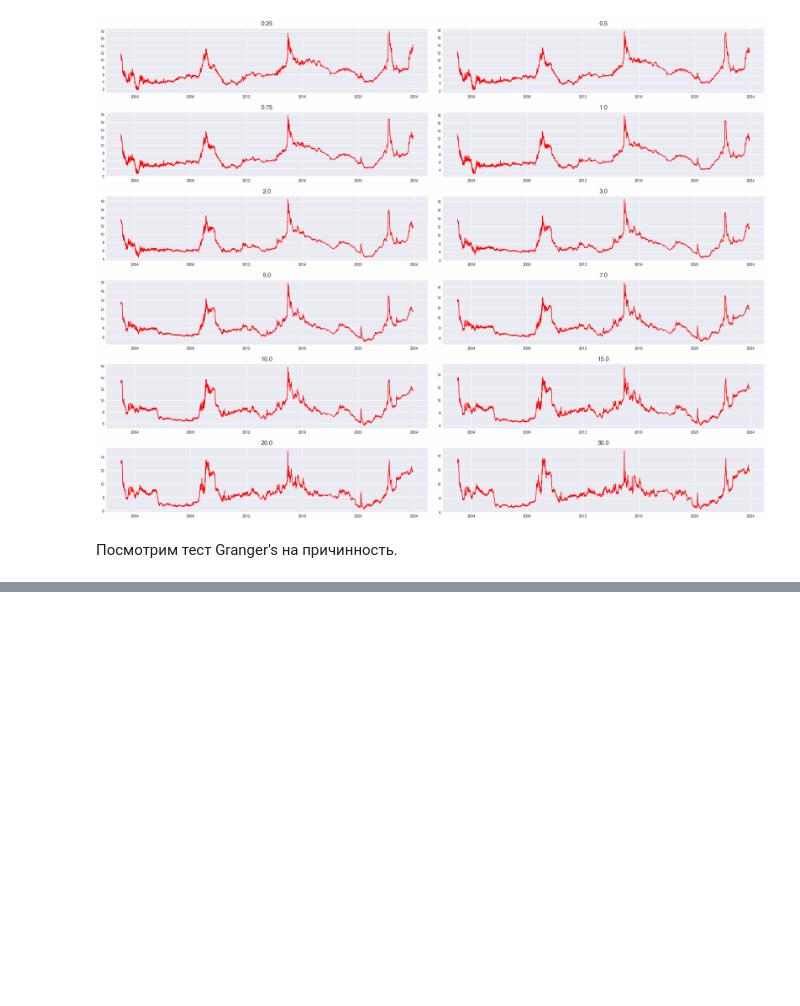
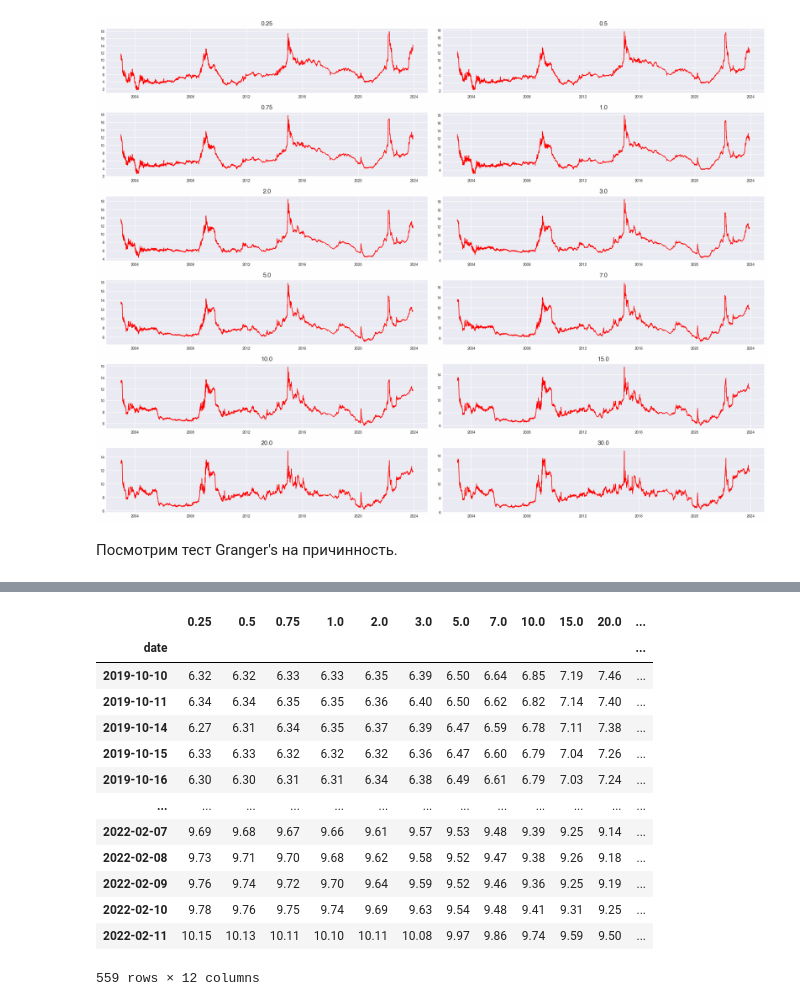
Before and after one commit to VsevolodZaostrovsky/MOEX-Yield-Curve-Forecasting, a Jupyter notebook: ConsideringModels/MainFiles/VAR.ipynb, the cells around one changed output, grey strips where cells are left out. Saved outputs shown, nothing was run; the diff lists cells and outputs as text; code cells hidden in the pictures; blank space fills up the shorter version.

```diff
--- a/ConsideringModels/MainFiles/VAR.ipynb
+++ b/ConsideringModels/MainFiles/VAR.ipynb
@@ -94,0 +131,22 @@ matrix_granger[matrix_granger < 0.05]
+# %%
+n_horizon = 5
+time_to_predict = np.array([657, 1384, 3943, 4502])
+time_to_fit = time_to_predict - n_horizon
+epoch = 2
+df_train, df_test = df[time_to_fit[epoch]:time_to_fit[epoch + 1]], df[time_to_fit[epoch + 1]:time_to_predict[epoch + 1]]
+df_train
+# %% [output]
+|  | 0.25 | 0.5 | 0.75 | 1.0 | 2.0 | 3.0 | 5.0 | 7.0 | 10.0 | 15.0 | 20.0 | ... |
+| date |  |  |  |  |  |  |  |  |  |  |  | ... |
+| 2019-10-10 | 6.32 | 6.32 | 6.33 | 6.33 | 6.35 | 6.39 | 6.50 | 6.64 | 6.85 | 7.19 | 7.46 | ... |
+| 2019-10-11 | 6.34 | 6.34 | 6.35 | 6.35 | 6.36 | 6.40 | 6.50 | 6.62 | 6.82 | 7.14 | 7.40 | ... |
+| 2019-10-14 | 6.27 | 6.31 | 6.34 | 6.35 | 6.37 | 6.39 | 6.47 | 6.59 | 6.78 | 7.11 | 7.38 | ... |
+| 2019-10-15 | 6.33 | 6.33 | 6.32 | 6.32 | 6.32 | 6.36 | 6.47 | 6.60 | 6.79 | 7.04 | 7.26 | ... |
+| 2019-10-16 | 6.30 | 6.30 | 6.31 | 6.31 | 6.34 | 6.38 | 6.49 | 6.61 | 6.79 | 7.03 | 7.24 | ... |
+| ... | ... | ... | ... | ... | ... | ... | ... | ... | ... | ... | ... | ... |
+| 2022-02-07 | 9.69 | 9.68 | 9.67 | 9.66 | 9.61 | 9.57 | 9.53 | 9.48 | 9.39 | 9.25 | 9.14 | ... |
+| 2022-02-08 | 9.73 | 9.71 | 9.70 | 9.68 | 9.62 | 9.58 | 9.52 | 9.47 | 9.38 | 9.26 | 9.18 | ... |
+| 2022-02-09 | 9.76 | 9.74 | 9.72 | 9.70 | 9.64 | 9.59 | 9.52 | 9.46 | 9.36 | 9.25 | 9.19 | ... |
+| 2022-02-10 | 9.78 | 9.76 | 9.75 | 9.74 | 9.69 | 9.63 | 9.54 | 9.48 | 9.41 | 9.31 | 9.25 | ... |
+| 2022-02-11 | 10.15 | 10.13 | 10.11 | 10.10 | 10.11 | 10.08 | 9.97 | 9.86 | 9.74 | 9.59 | 9.50 | ... |
+559 rows × 12 columns
```
Also changed, not shown: parts of 24 cells of this notebook.
